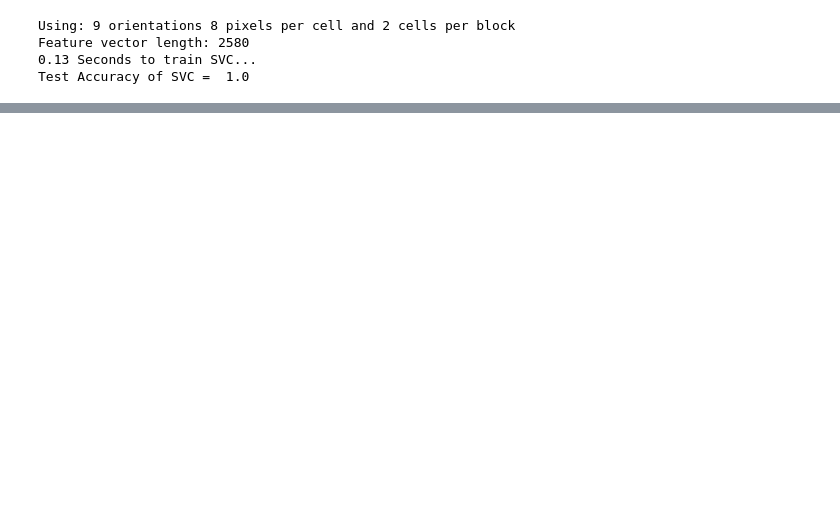
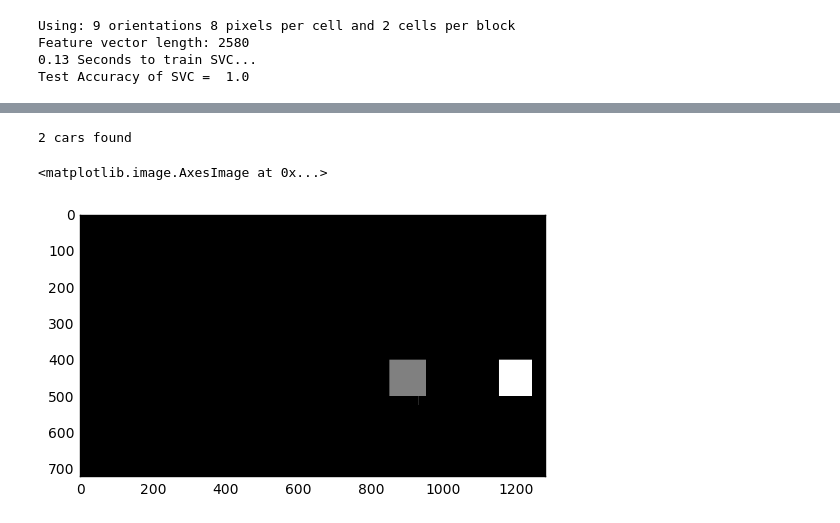
Before and after one commit to sirpsycho85/CarND-Vehicle-Detection, a Jupyter notebook: Scratch.ipynb, the cells around one changed output, grey strips where cells are left out. Drawn from its saved outputs; the diff is of its cells as text; code cells hidden in the pictures; blank space fills up the shorter version.

```diff
--- a/Scratch.ipynb
+++ b/Scratch.ipynb
@@ -404,0 +436,9 @@ plt.imshow(image)
+# %%
+from scipy.ndimage.measurements import label
+labels = label(pipeline.heatmap)
+print(labels[1], 'cars found')
+plt.imshow(labels[0], cmap='gray')
+# %% [output]
+2 cars found
+<matplotlib.image.AxesImage at 0x...>
+[figure, added]
```
Also changed, not shown: parts of 8 cells of this notebook, 2 other files.
